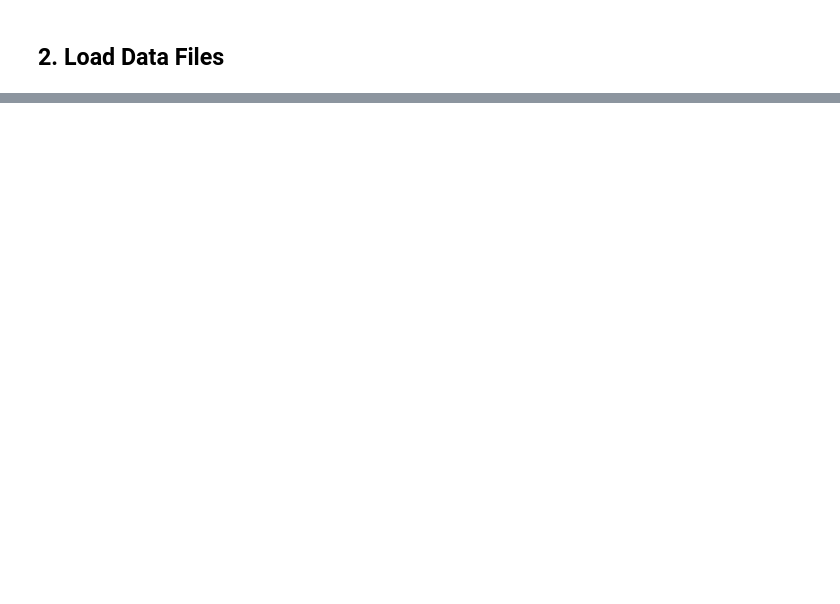
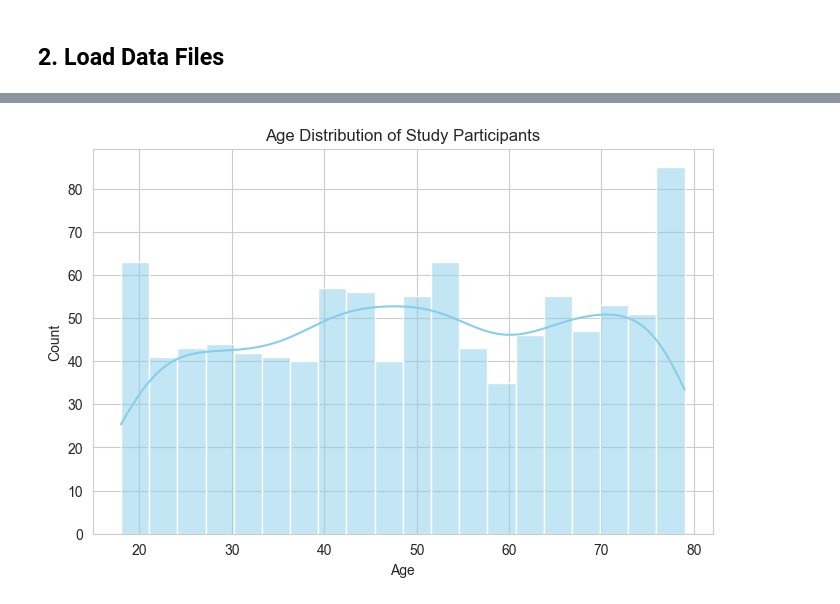
Before and after one commit to zkhechadoorian/coffee-gut-microbiome, a Jupyter notebook: notebooks/01_data_loading_qc.ipynb, the cells around one changed output, grey strips where cells are left out. Saved outputs shown, nothing was run; the diff lists cells and outputs as text; code cells hidden in the pictures; blank space fills up the shorter version.

```diff
--- a/notebooks/01_data_loading_qc.ipynb
+++ b/notebooks/01_data_loading_qc.ipynb
@@ -12,7 +12,7 @@ This notebook performs initial data loading and exploratory data analysis (EDA)
 # %% [markdown]
 ## 1. Import Libraries
 # %%
-import pandas as pd
+import polars as pl
 import numpy as np
 import matplotlib.pyplot as plt
 import seaborn as sns
@@ -22,6 +22,6 @@ from pathlib import Path
 sns.set_style("whitegrid")
 plt.rcParams['figure.figsize'] = (10, 6)
 
-# Display options
-pd.set_option('display.max_columns', None)
-pd.set_option('display.max_rows', 100)
+# Polars display options
+pl.Config.set_fmt_str_lengths(100)
+pl.Config.set_tbl_rows(100)
@@ -235,0 +32,21 @@ print(metadata.dtypes.value_counts())
+# %%
+# Define data paths
+data_dir = Path('../data/raw')
+feature_table_path = data_dir / 'feature-table.tsv'
+metadata_path = data_dir / 'metadata.tsv'
+taxonomy_path = data_dir / 'taxonomy.tsv'
+
+# Load data with Polars
+print("Loading feature table...")
+feature_table = pl.read_csv(feature_table_path, separator='\t')
+
+print("Loading metadata...")
+metadata = pl.read_csv(metadata_path, separator='\t')
+
+print("Loading taxonomy...")
+taxonomy = pl.read_csv(taxonomy_path, separator='\t')
+
+print("\n✓ All data loaded successfully!")
+print(f"\nMetadata shape: {metadata.shape}")
+print(f"Feature table shape: {feature_table.shape}")
+print(f"Taxonomy shape: {taxonomy.shape}")
@@ -235,0 +92,10 @@ print(metadata.dtypes.value_counts())
+# %%
+# Display distribution of age
+plt.figure(figsize=(8, 5))
+sns.histplot(metadata['age'].to_numpy(), bins=20, kde=True, color='skyblue')
+plt.title('Age Distribution of Study Participants')
+plt.xlabel('Age')
+plt.ylabel('Count')
+plt.show()
+# %% [output]
+[figure, added]
```
Also changed, not shown: parts of 36 cells of this notebook.
